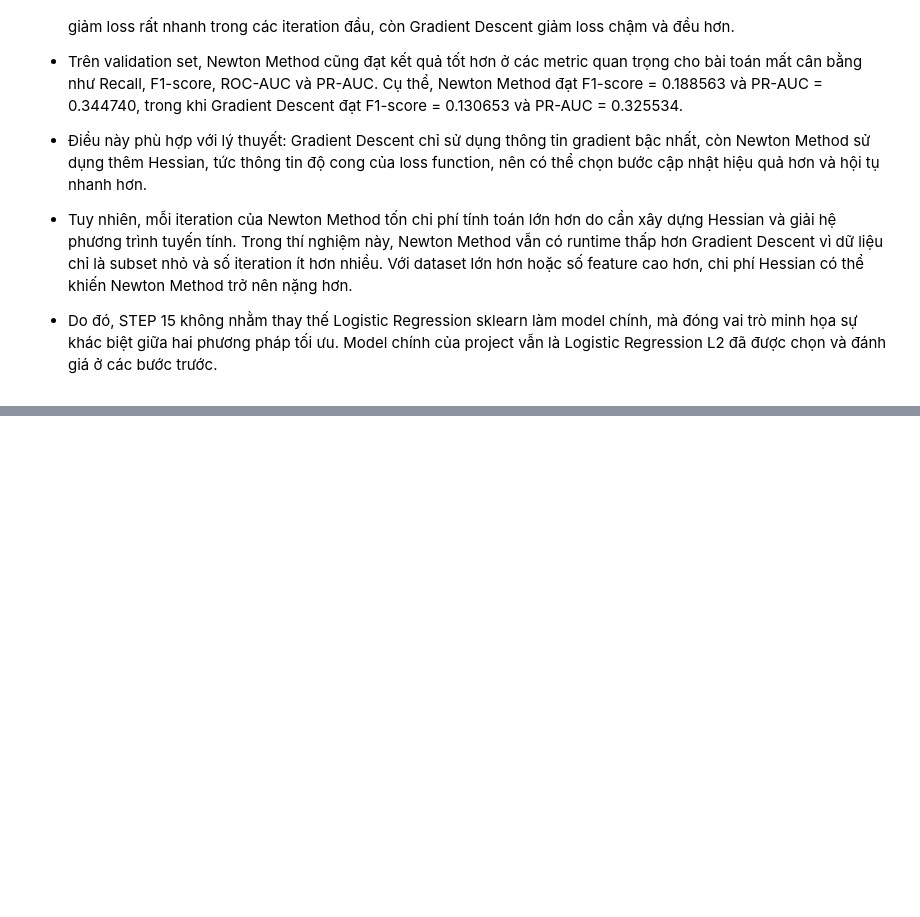
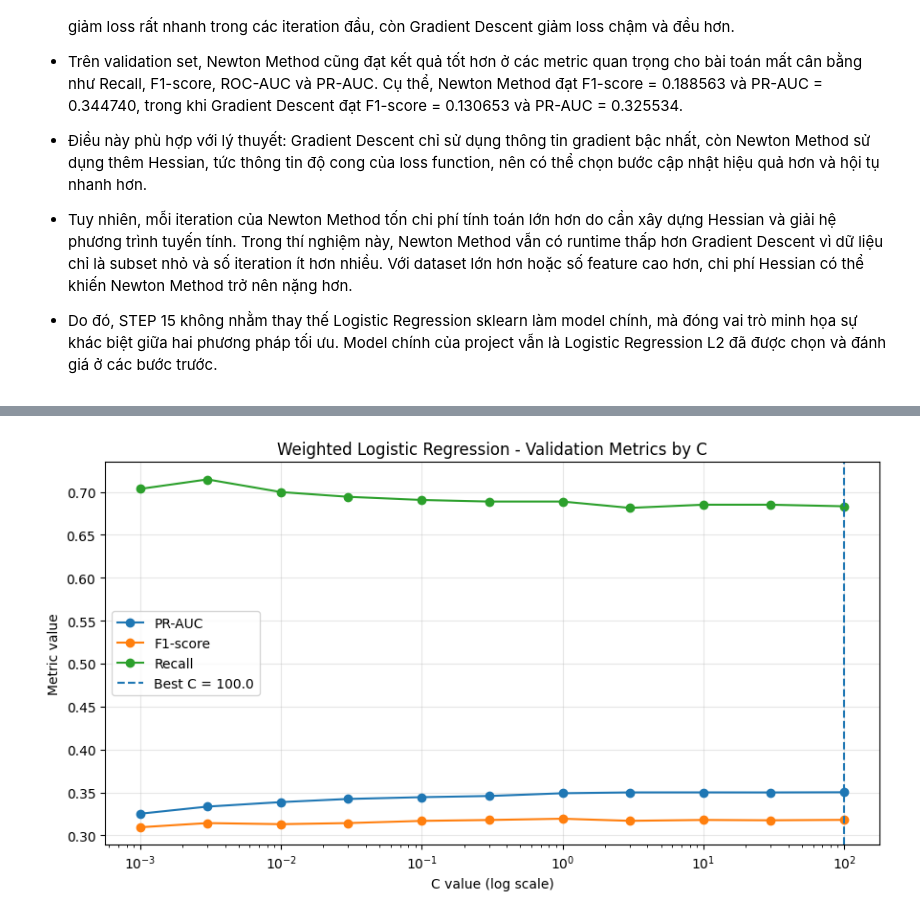
Before and after one commit to longzu-ComputerScience/CS114----ML-Project---Energy-Theft-Detection, a Jupyter notebook: notebooks/model_training_quoc_thai.ipynb, the cells around one changed output, grey strips where cells are left out. Saved outputs shown, nothing was run; the diff lists cells and outputs as text; code cells hidden in the pictures; blank space fills up the shorter version.

Commit message:
Add weighted logistic regression experiment

```diff
--- a/notebooks/model_training_quoc_thai.ipynb
+++ b/notebooks/model_training_quoc_thai.ipynb
@@ -2423,0 +2570,45 @@ plt.show()
+# %%
+# 16.3. Vẽ PR-AUC, F1-score và Recall theo C trên validation set
+
+# Vẽ theo thứ tự C tăng dần để quan sát xu hướng dễ hơn.
+weighted_logreg_plot_df = weighted_logreg_results_df.sort_values("C").reset_index(
+    drop=True
+)
+
+plt.figure(figsize=(9, 5))
+
+plt.plot(
+    weighted_logreg_plot_df["C"],
+    weighted_logreg_plot_df["pr_auc"],
+    marker="o",
+    label="PR-AUC",
+)
+
+plt.plot(
+    weighted_logreg_plot_df["C"],
+    weighted_logreg_plot_df["f1_score"],
+    marker="o",
+    label="F1-score",
+)
+
+plt.plot(
+    weighted_logreg_plot_df["C"],
+    weighted_logreg_plot_df["recall"],
+    marker="o",
+    label="Recall",
+)
+
+plt.axvline(
+    weighted_logreg_best_C, linestyle="--", label=f"Best C = {weighted_logreg_best_C}"
+)
+
+plt.xscale("log")
+plt.xlabel("C value (log scale)")
+plt.ylabel("Metric value")
+plt.title("Weighted Logistic Regression - Validation Metrics by C")
+plt.legend()
+plt.grid(True, alpha=0.3)
+plt.tight_layout()
+plt.show()
+# %% [output]
+[figure, added]
```
Also changed, not shown: parts of 15 cells of this notebook.
